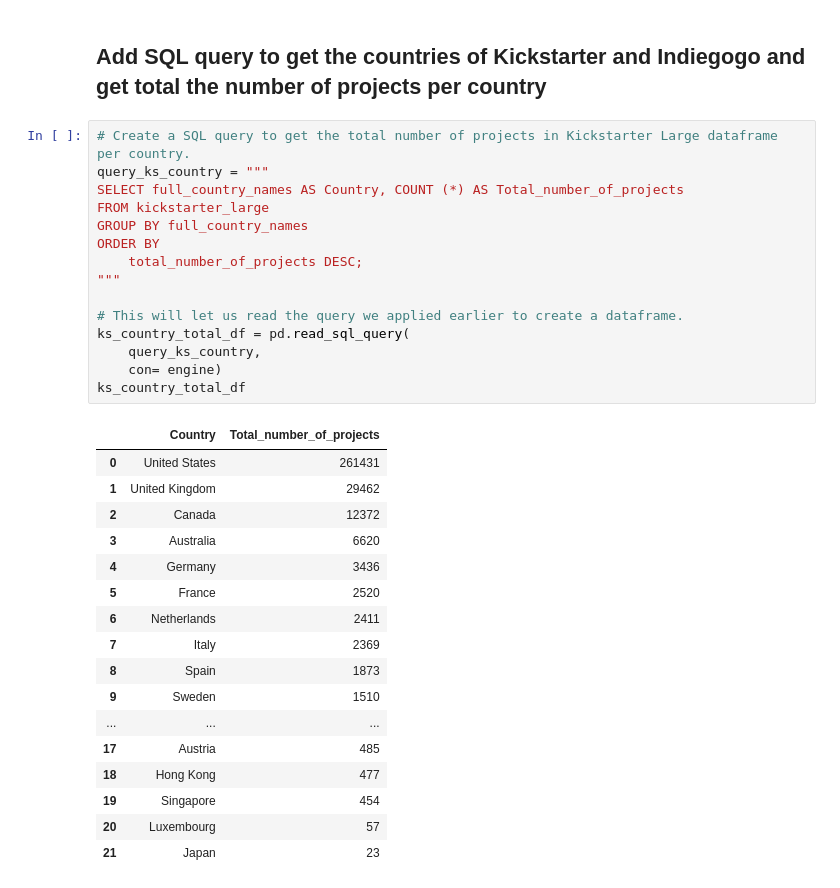
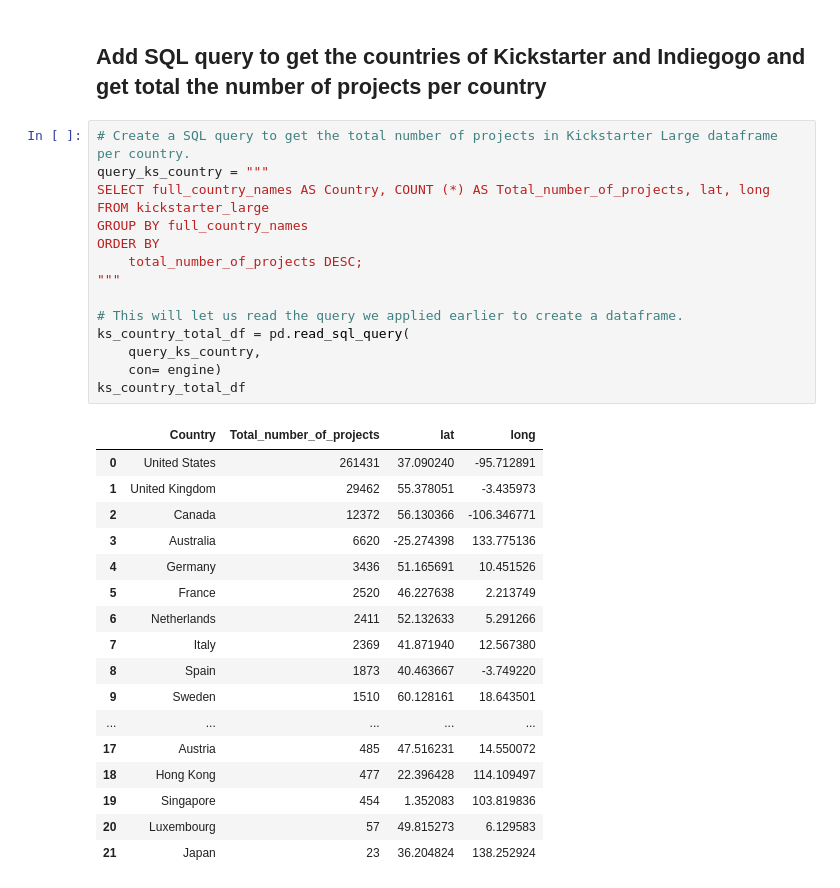
Before and after one commit to Best-Brain-Gang/Crowdfunding_Analysis, a Jupyter notebook: crowdfunding_analyzer.ipynb, the cells around one changed output. Cells and saved outputs as stored; diff of their text form.

Commit message:
create mapbox plot for ks and indiegogo countries with total number of projects

```diff
--- a/crowdfunding_analyzer.ipynb
+++ b/crowdfunding_analyzer.ipynb
@@ -292,36 +279,36 @@ indiegogo_duration_hvplot
 # %%
 # Create a SQL query to get the total number of projects in Kickstarter Large dataframe per country.
 query_ks_country = """
-SELECT full_country_names AS Country, COUNT (*) AS Total_number_of_projects
+SELECT full_country_names AS Country, COUNT (*) AS Total_number_of_projects, lat, long
 FROM kickstarter_large
 GROUP BY full_country_names
 ORDER BY
     total_number_of_projects DESC;
 """
 
 # This will let us read the query we applied earlier to create a dataframe.
 ks_country_total_df = pd.read_sql_query(
     query_ks_country,
     con= engine)
 ks_country_total_df
 # %% [output]
-|  | Country | Total_number_of_projects |
-| 0 | United States | 261431 |
-| 1 | United Kingdom | 29462 |
-| 2 | Canada | 12372 |
-| 3 | Australia | 6620 |
-| 4 | Germany | 3436 |
-| 5 | France | 2520 |
-| 6 | Netherlands | 2411 |
-| 7 | Italy | 2369 |
-| 8 | Spain | 1873 |
-| 9 | Sweden | 1510 |
-| ... | ... | ... |
-| 17 | Austria | 485 |
-| 18 | Hong Kong | 477 |
-| 19 | Singapore | 454 |
-| 20 | Luxembourg | 57 |
-| 21 | Japan | 23 |
+|  | Country | Total_number_of_projects | lat | long |
+| 0 | United States | 261431 | 37.090240 | -95.712891 |
+| 1 | United Kingdom | 29462 | 55.378051 | -3.435973 |
+| 2 | Canada | 12372 | 56.130366 | -106.346771 |
+| 3 | Australia | 6620 | -25.274398 | 133.775136 |
+| 4 | Germany | 3436 | 51.165691 | 10.451526 |
+| 5 | France | 2520 | 46.227638 | 2.213749 |
+| 6 | Netherlands | 2411 | 52.132633 | 5.291266 |
+| 7 | Italy | 2369 | 41.871940 | 12.567380 |
+| 8 | Spain | 1873 | 40.463667 | -3.749220 |
+| 9 | Sweden | 1510 | 60.128161 | 18.643501 |
+| ... | ... | ... | ... | ... |
+| 17 | Austria | 485 | 47.516231 | 14.550072 |
+| 18 | Hong Kong | 477 | 22.396428 | 114.109497 |
+| 19 | Singapore | 454 | 1.352083 | 103.819836 |
+| 20 | Luxembourg | 57 | 49.815273 | 6.129583 |
+| 21 | Japan | 23 | 36.204824 | 138.252924 |
 # %%
 # Create a SQL query to get the total number of projects in Kickstarter Large dataframe per country.
 query_indiegogo_country = """
```
Also changed, not shown: parts of 9 cells of this notebook, 2 other files.
